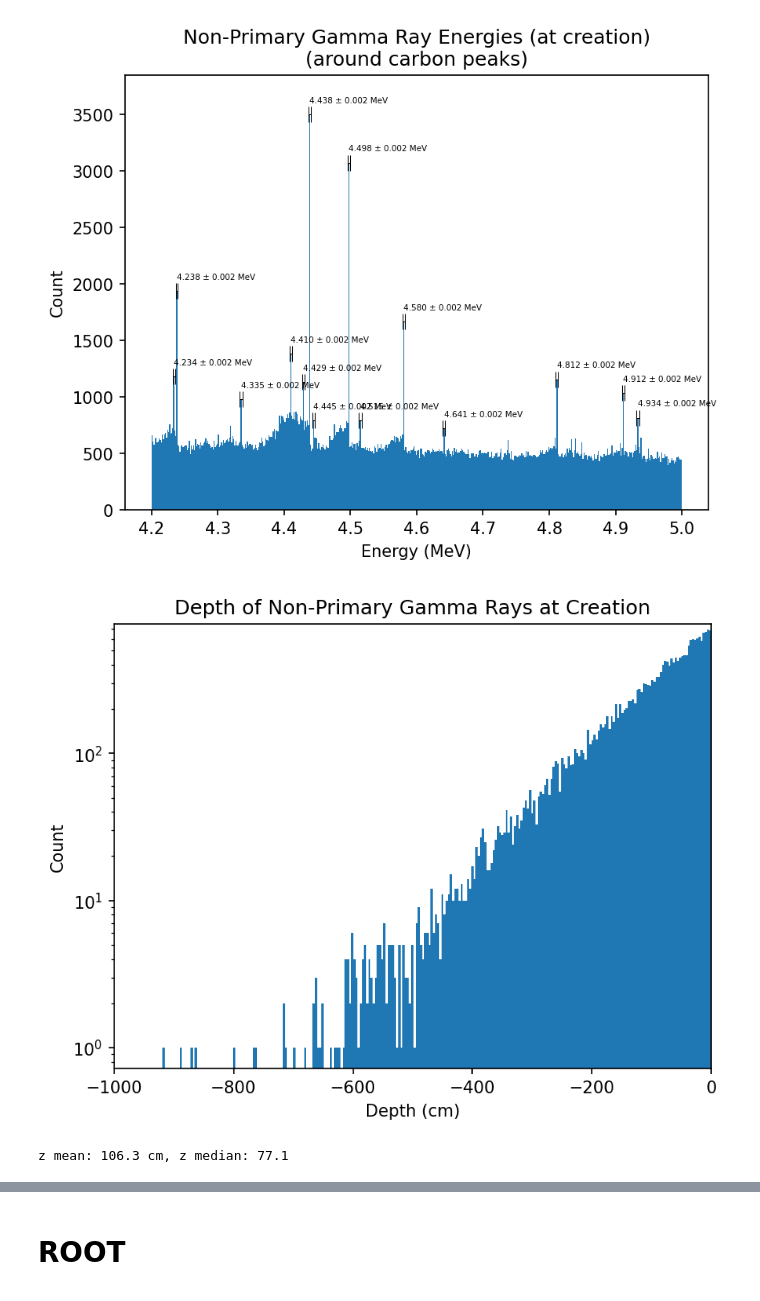
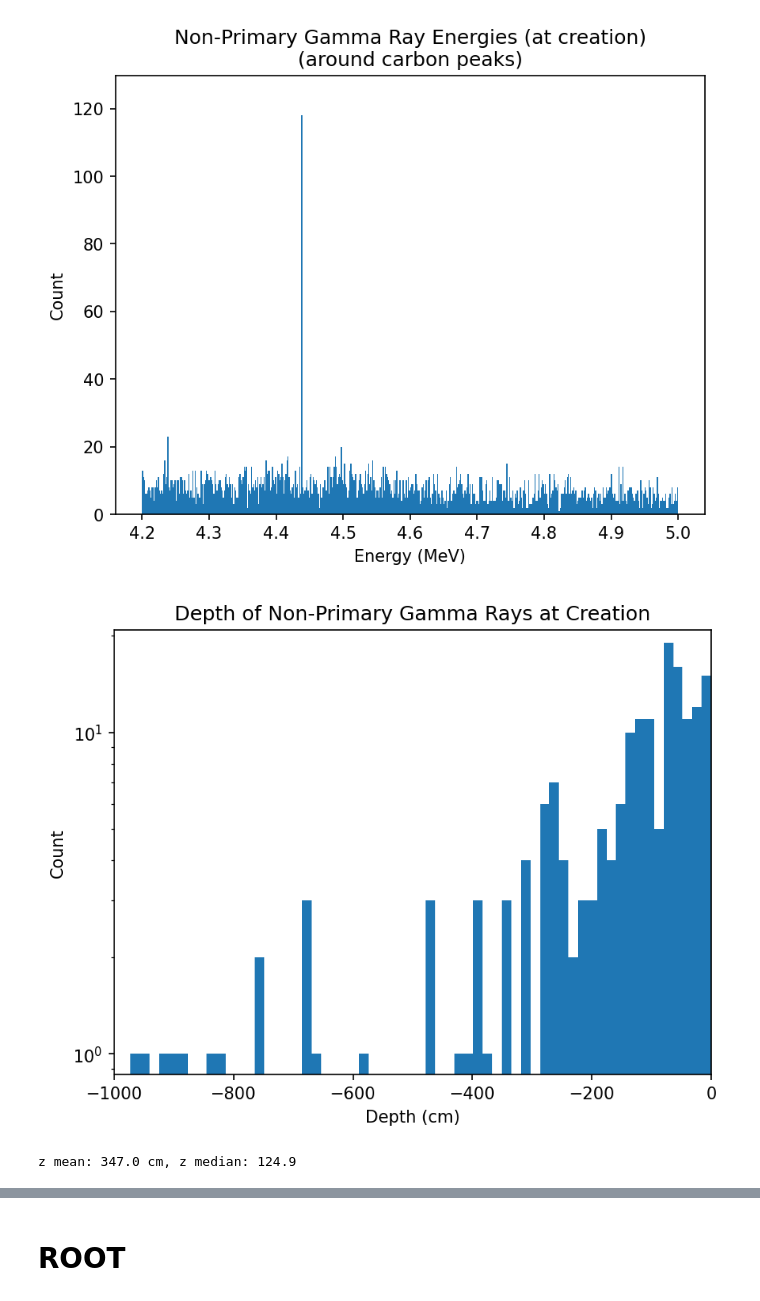
Before and after one commit to Jude-E-dev/Carbon-ASC-Repo, a Jupyter notebook: analysis/analysis.ipynb, the cells around one changed output, grey strips where cells are left out. Cells and saved outputs as stored; diff of their text form; code cells hidden in the pictures.

```diff
--- a/analysis/analysis.ipynb
+++ b/analysis/analysis.ipynb
@@ -50,10 +120,18 @@ def plot_with_peaks(signal, n_bins, prominence=None, xlabel="", title="", xlims=
 # %%
-df = pandas.read_csv("archive/bert_hp_1M.csv", comment="#", header=None)
+df = pd.read_csv("archive/cry_all_100k_kill_secs.csv", comment="#", header=None)
 df.columns = [
-    "E", "p_x", "p_y", "p_z",
-    "x", "y", "z",
-    "name", "creator",
-    "time", "step", "trackID"
+    "E",
+    "p_x",
+    "p_y",
+    "p_z",
+    "x",
+    "y",
+    "z",
+    "name",
+    "creator",
+    "time",
+    "step",
+    "trackID",
 ]
 print(f"{df.shape[0]:,} gamma rays recorded")
 df
@@ -93,19 +176,30 @@ plot_with_peaks(
 # %%
-energies = df[carbon_e_range]["E"]
+energies = df[carbon_e_range & upward]["E"]
 plot_with_peaks(
     energies,
-    512, 200.0, clip_counts=3500,
-    xlabel="Energy (MeV)", title="Non-Primary Gamma Ray Energies (at creation)\n(around carbon peaks)"
+    512,
+    200.0,
+    clip_counts=3500,
+    xlabel="Energy (MeV)",
+    title="Non-Primary Gamma Ray Energies (at creation)\n(around carbon peaks)",
 )
 # %% [output]
-[figure, old version]
+[figure, new version]
 # %%
 plt.yscale("log")
 mctaggart = df["creator"].isin(["nCapture", "RadioactiveDecay", "neutronInelastic"])
-plot_with_peaks(df[mctaggart & carbon_e_zoom]["z"] / 10, 256, xlabel="Depth (cm)", title="Depth of Non-Primary Gamma Rays at Creation", xlims=(-1000,0))
+plot_with_peaks(
+    df[mctaggart & carbon_e_zoom]["z"] / 10,
+    256,
+    xlabel="Depth (cm)",
+    title="Depth of Non-Primary Gamma Rays at Creation",
+    xlims=(-1000, 0),
+)
 # %% [output]
-[figure, old version]
+[figure, new version]
 # %%
-print(f"z mean: {-np.mean(df[mctaggart & carbon_e_zoom]['z'])/10:.01f} cm, z median: {-np.median(df[mctaggart & carbon_e_zoom]['z'])/10:.01f}")
+print(
+    f"z mean: {-np.mean(df[mctaggart & carbon_e_zoom]['z'])/10:.01f} cm, z median: {-np.median(df[mctaggart & carbon_e_zoom]['z'])/10:.01f}"
+)
 # %% [output]
-z mean: 106.3 cm, z median: 77.1
+z mean: 347.0 cm, z median: 124.9
```
Also changed, not shown: parts of 17 cells of this notebook, 8 other files.
